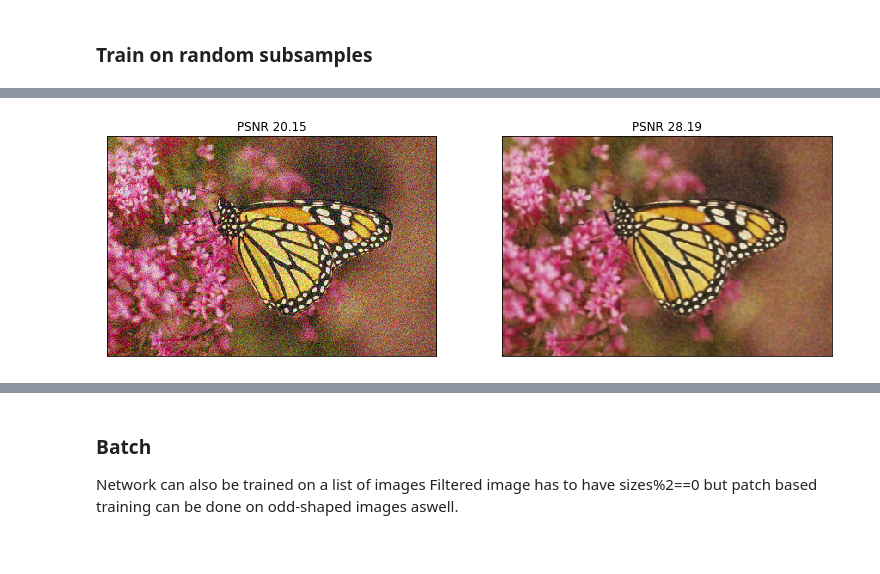
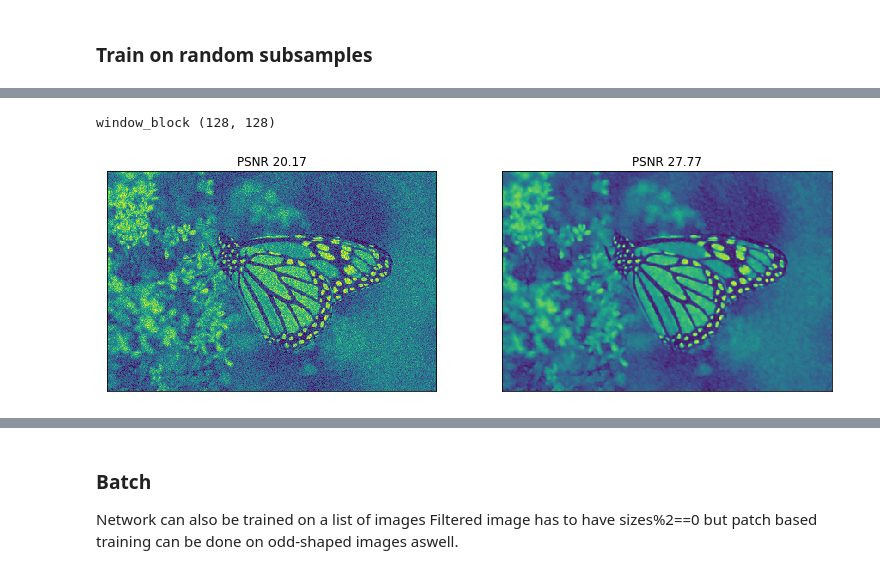
Before and after one commit to ncxt/ncxt_cnnbin, a Jupyter notebook: image_example.ipynb, the cells around one changed output, grey strips where cells are left out. Cells and saved outputs as stored; diff of their text form; code cells hidden in the pictures.

```diff
--- a/image_example.ipynb
+++ b/image_example.ipynb
@@ -49,7 +31,0 @@ Total approximated size of : 585.46 MB
-# %%
-net.train_image(image,num_epochs= 10, learning_rate=1e-3,alpha = 0.99)
-net.plot_train()
-net.train_image(image,num_epochs= 200, learning_rate=1e-4,alpha = 0.99)
-net.plot_train()
-net.train_image(image,num_epochs= 200, learning_rate=1e-5,alpha = 0.99)
-net.plot_train()
@@ -60,2 +32,14 @@ net.plot_train()
 # %% [markdown]
 ###  Train on random subsamples
+# %%
+net = cnnbin.CNNbin(multichannel=True, depth=4, start_filts=48)
+net.train_random(image, samples=8, num_epochs=100, learning_rate=3e-4, alpha=0.95)
+net.plot_train()
+image_filter = clipto8bit(net.filter(image))
+plt.figure(figsize=(13, 5))
+for i, im in enumerate([binned_mean, image_filter]):
+    plt.subplot(1, 2, 1 + i)
+    plt.imshow(np.clip(im / 255.0, 0, 1))
+    plt.title(f"PSNR {psnr(binned_ref,im,255):.2f}")
+    plt.xticks([])
+    plt.yticks([])
@@ -61,0 +53,10 @@ net.plot_train()
+# %%
+sigma = 50
+image_ref = np.mean(imageio.imread("data/monarch.bmp"), 2)
+image = image_ref + sigma * np.random.standard_normal(image_ref.shape)
+
+binned_ref = np.mean(cnnbin.split_diagonal(image_ref), 0)
+binned_mean = np.mean(cnnbin.split_diagonal(image), 0)
+
+print(f"Image of shape {image.shape}")
+plt.imshow(image_ref)
@@ -62,4 +68,5 @@ net.plot_train()
 # %%
-net.train_random(image,num_epochs= 5,num_batches = 10,learning_rate=1e-3,alpha = 0.99)
+net = cnnbin.CNNbin(multichannel=False, depth=4, start_filts=48)
+net.train_random(image, samples=8, num_epochs=100, learning_rate=3e-4, alpha=0.95)
 net.plot_train()
 # %% [output]
@@ -68,11 +76,10 @@ HBox(children=(IntProgress(value=0, description='PSNR 0/0', max=5, style=Progres
 # %%
-image_filter = clipto8bit(net.filter_patch(image))
-plt.figure(figsize=(13,5))
-for i,im in enumerate([binned_mean,image_filter]):
-    plt.subplot(1,2,1+i)
-    plt.imshow(np.clip(im/255.0,0,1))
-    plt.title(f'PSNR {psnr(binned_ref,im,255):.2f}')
+image_filter = clipto8bit(net.filter(image))
+plt.figure(figsize=(13, 5))
+for i, im in enumerate([binned_mean, image_filter]):
+    plt.subplot(1, 2, 1 + i)
+    plt.imshow(np.clip(im / 255.0, 0, 1))
+    plt.title(f"PSNR {psnr(binned_ref,im,255):.2f}")
     plt.xticks([])
     plt.yticks([])
-plt.savefig(f'images/monarch_compare',bbox_inches='tight')
 # %% [output]
@@ -79 +87,2 @@ plt.savefig(f'images/monarch_compare',bbox_inches='tight')
+window_block (128, 128)
-[figure, old version]
+[figure, new version]
```
Also changed, not shown: parts of 9 cells of this notebook, 4 other files.
